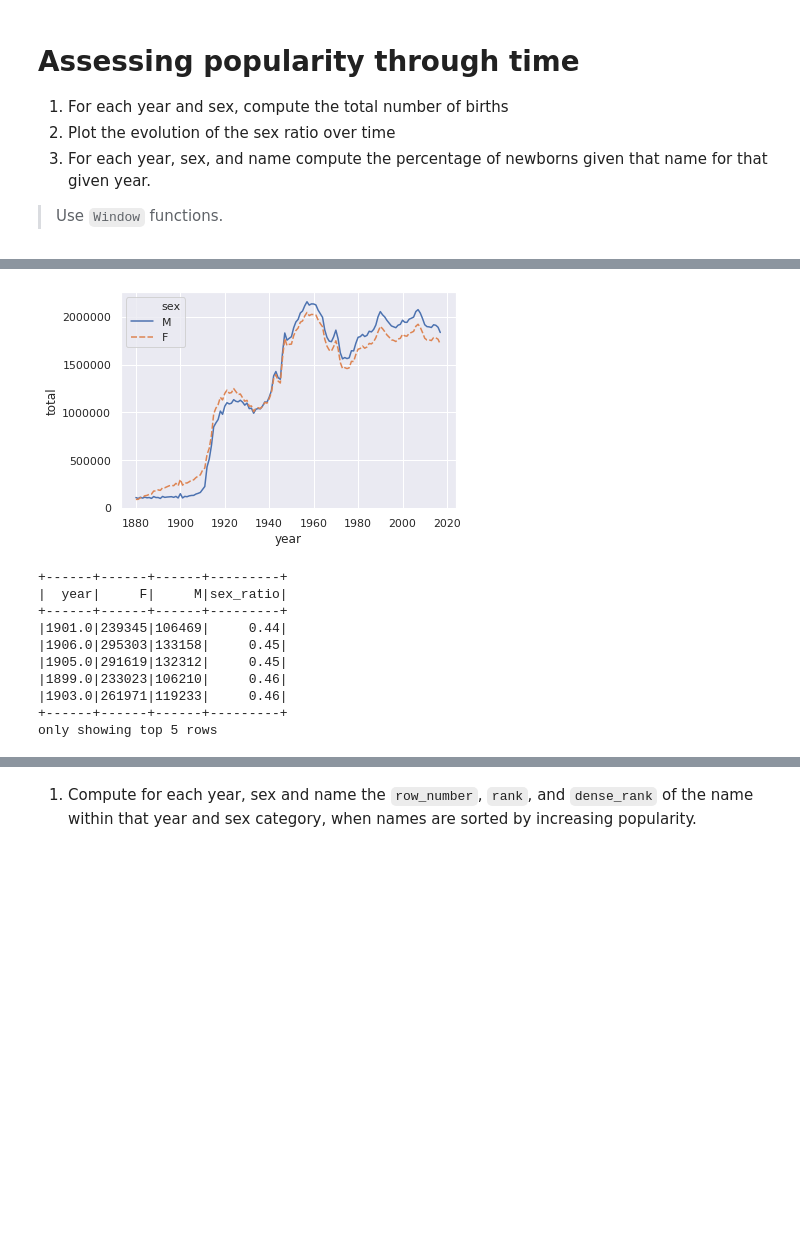
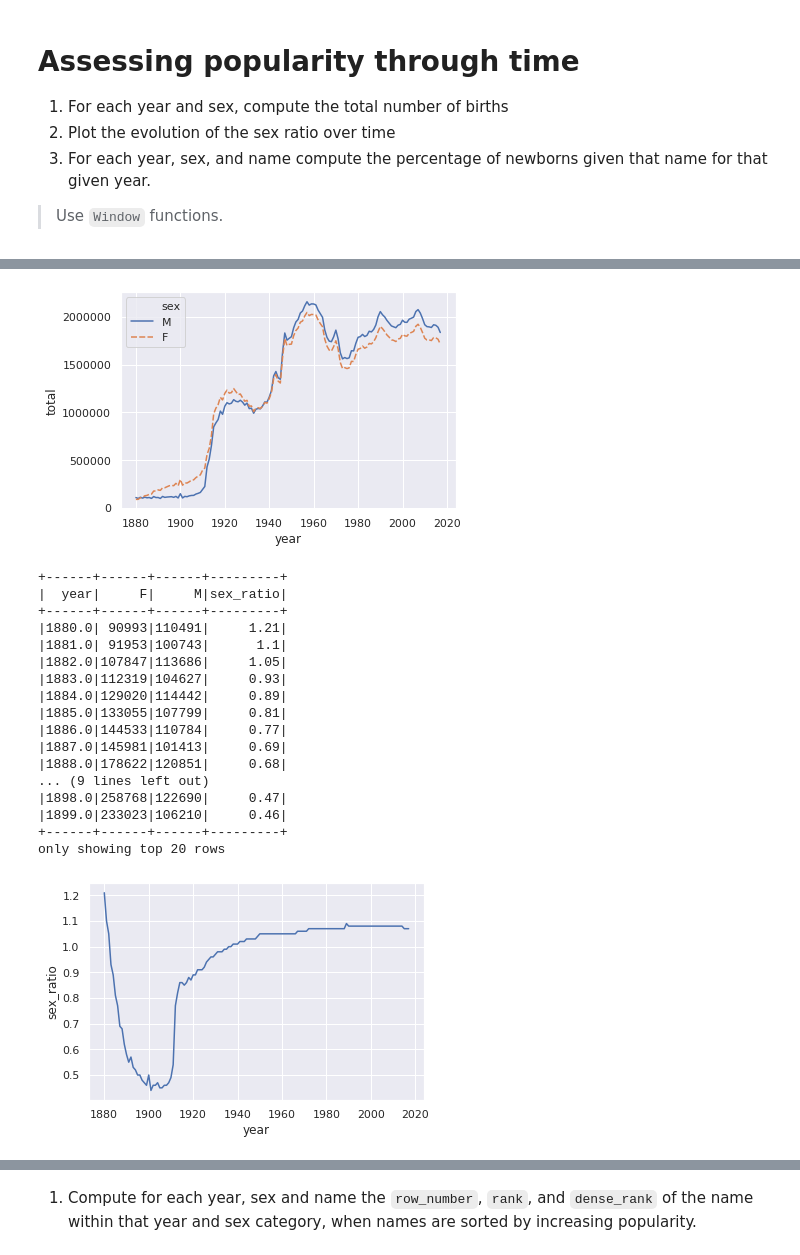
Before and after one commit to idardo97/big_data, a Jupyter notebook: homework02.ipynb, the cells around one changed output, grey strips where cells are left out. Drawn from its saved outputs; the diff is of its cells as text; code cells hidden in the pictures; blank space fills up the shorter version.

```diff
--- a/homework02.ipynb
+++ b/homework02.ipynb
@@ -416,11 +443,10 @@ only showing top 20 rows
 # %%
-# %%
-# TODO: plot sex ratio
 
-df_sex_ratio = df_sp.groupBy(col("year"), col("sex"))\
+
+df_sex_total = df_sp.groupBy(col("year"), col("sex"))\
                 .agg(fn.sum(col("n")).alias("total"))
 
-df_sex_ratio_pd = df_sex_ratio.toPandas()
+df_sex_total_pd = df_sex_total.toPandas()
 
 sns.set()
 
@@ -428,30 +454,46 @@ g = sns.lineplot(x = "year",
                  y = "total",
                  hue = "sex",
                  style = "sex",
-                 data = df_sex_ratio_pd)
+                 data = df_sex_total_pd)
 plt.show()
-
-#df_sex_ratio.show(5)
-
-df_sex_ratio.groupby("year")\
-            .pivot("sex")\
-            .sum("total")\
-            .withColumn("sex_ratio", fn.round(col("M")/col("F"), 2))\
-            .orderBy(col("sex_ratio")).show(5)
-
-# %%
 # %% [output]
 [figure]
-+------+------+------+---------+
-|  year|     F|     M|sex_ratio|
-+------+------+------+---------+
-|1901.0|239345|106469|     0.44|
-|1906.0|295303|133158|     0.45|
-|1905.0|291619|132312|     0.45|
-|1899.0|233023|106210|     0.46|
-|1903.0|261971|119233|     0.46|
-+------+------+------+---------+
-only showing top 5 rows
+# %%
+
+# TODO: plot sex ratio
+
+df_ratio = df_sex_total.groupby("year")\
+            .pivot("sex")\
+            .sum("total")\
+            .withColumn("sex_ratio", fn.round(col("M")/col("F"), 2))\
+            .orderBy(col("year"))
+
+df_ratio_pd = df_ratio.toPandas()
+
+sns.set()
+g = sns.lineplot(x = "year",
+                 y = "sex_ratio",
+                 data = df_ratio_pd)
+plt.show()
+# %% [output]
++------+------+------+---------+
+|  year|     F|     M|sex_ratio|
++------+------+------+---------+
+|1880.0| 90993|110491|     1.21|
+|1881.0| 91953|100743|      1.1|
+|1882.0|107847|113686|     1.05|
+|1883.0|112319|104627|     0.93|
+|1884.0|129020|114442|     0.89|
+|1885.0|133055|107799|     0.81|
+|1886.0|144533|110784|     0.77|
+|1887.0|145981|101413|     0.69|
+|1888.0|178622|120851|     0.68|
+... (9 lines left out)
+|1898.0|258768|122690|     0.47|
+|1899.0|233023|106210|     0.46|
++------+------+------+---------+
+only showing top 20 rows
+[figure, added]
 # %%
 #percentage of newborns by name and year
 
```
Also changed, not shown: parts of 19 cells of this notebook, 1 other file.
